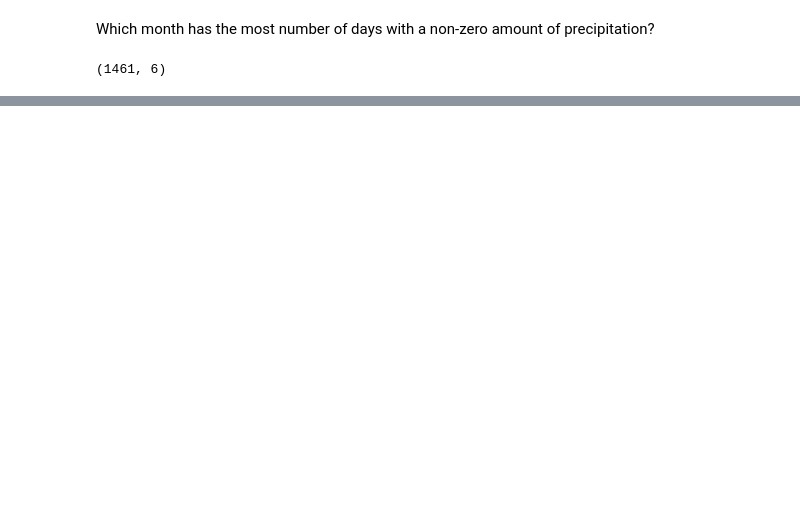
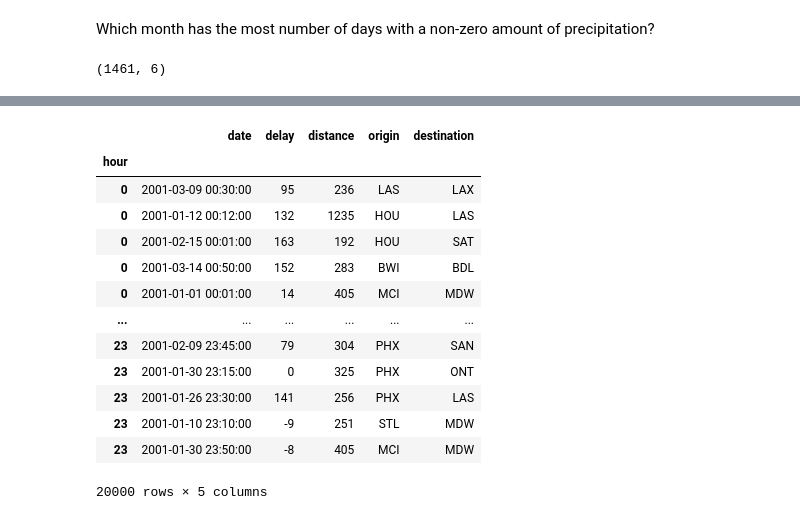
Before and after one commit to matt-c-knight/time-series-exercises, a Jupyter notebook: time-series-manipulation.ipynb, the cells around one changed output, grey strips where cells are left out. Cells and saved outputs as stored; diff of their text form; code cells hidden in the pictures; blank space fills up the shorter version.

```diff
--- a/time-series-manipulation.ipynb
+++ b/time-series-manipulation.ipynb
@@ -427,0 +581,17 @@ df = df[['date', 'precipitation']]
+# %%
+df
+# %% [output]
+|  | date | delay | distance | origin | destination |
+| hour |  |  |  |  |  |
+| 0 | 2001-03-09 00:30:00 | 95 | 236 | LAS | LAX |
+| 0 | 2001-01-12 00:12:00 | 132 | 1235 | HOU | LAS |
+| 0 | 2001-02-15 00:01:00 | 163 | 192 | HOU | SAT |
+| 0 | 2001-03-14 00:50:00 | 152 | 283 | BWI | BDL |
+| 0 | 2001-01-01 00:01:00 | 14 | 405 | MCI | MDW |
+| ... | ... | ... | ... | ... | ... |
+| 23 | 2001-02-09 23:45:00 | 79 | 304 | PHX | SAN |
+| 23 | 2001-01-30 23:15:00 | 0 | 325 | PHX | ONT |
+| 23 | 2001-01-26 23:30:00 | 141 | 256 | PHX | LAS |
+| 23 | 2001-01-10 23:10:00 | -9 | 251 | STL | MDW |
+| 23 | 2001-01-30 23:50:00 | -8 | 405 | MCI | MDW |
+20000 rows × 5 columns
```
Also changed, not shown: parts of 43 cells of this notebook.
